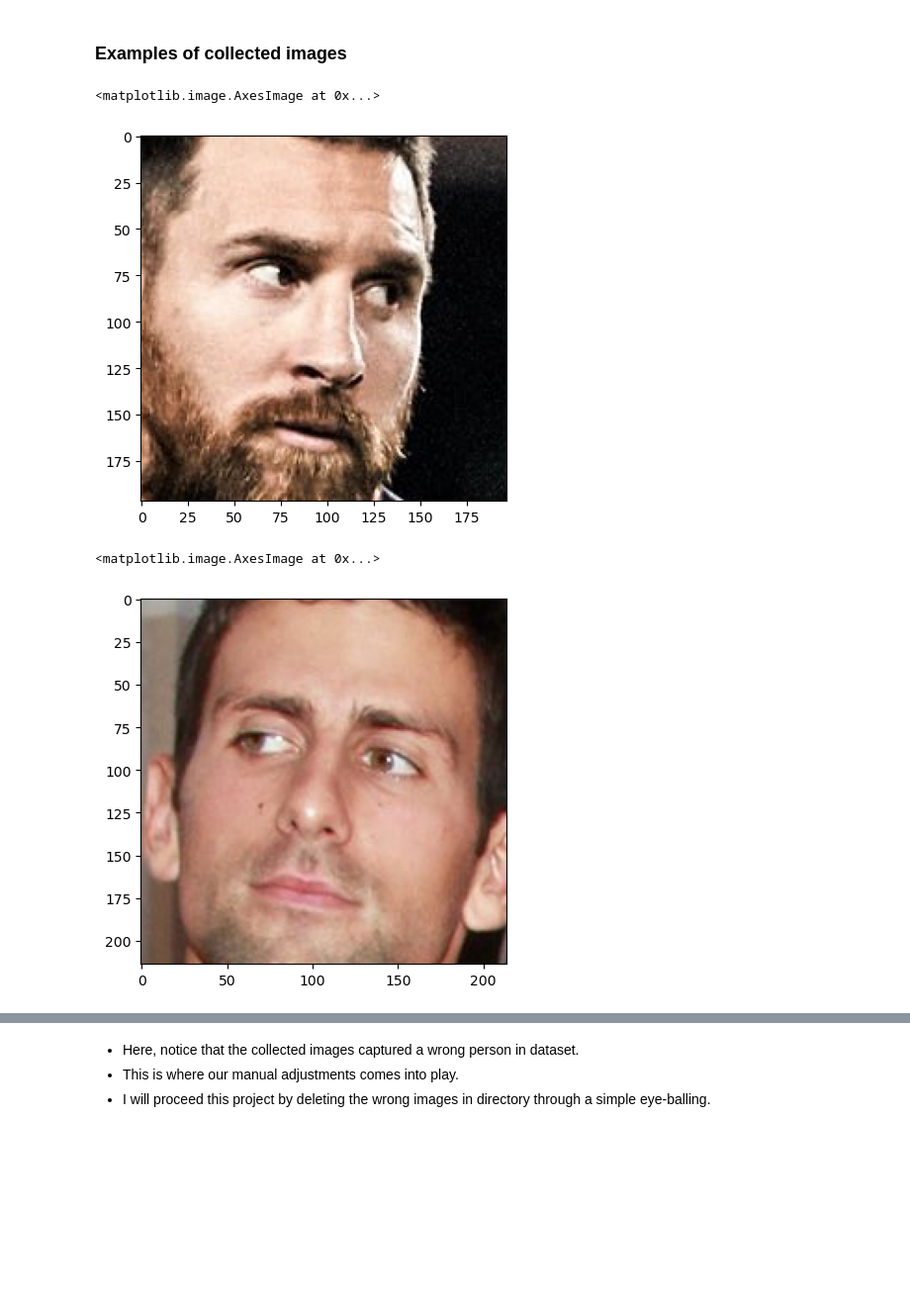
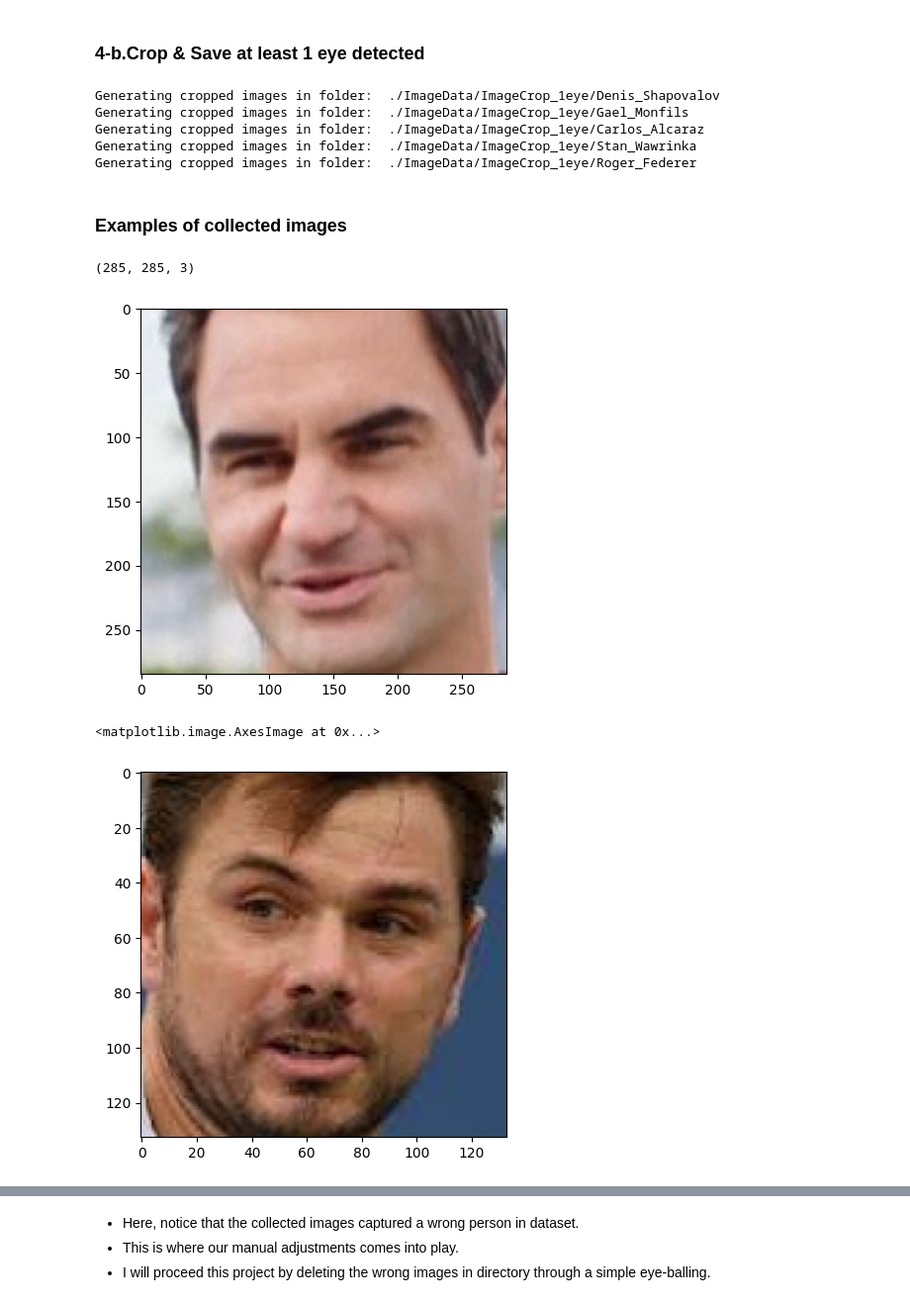
Before and after one commit to tlduf03/ATP_Player_Classification, a Jupyter notebook: model/athletes_classifier_model.ipynb, the cells around one changed output, grey strips where cells are left out. Shown at 99% size. Cells and saved outputs as stored; diff of their text form; code cells hidden in the pictures; blank space fills up the shorter version.

```diff
--- a/model/athletes_classifier_model.ipynb
+++ b/model/athletes_classifier_model.ipynb
@@ -8,4 +309,5 @@ import matplotlib.pyplot as plt
 # %%
-img = cv2.imread('./test_images/sharapova1.jpg')
+img = cv2.imread('./test_images/testing3.jpg')
+img = cv2.cvtColor(img, cv2.COLOR_BGR2RGB)
 img.shape
 # %% [output]
@@ -123,3 +454,7 @@ path_to_cr_data = './images_dataset/cropped/'
+# %%
+path_to_data = './ImageData/'
+path_to_cr_data = './ImageData/ImageCrop/'
+path_to_cr_data1 = './ImageData/ImageCrop_1eye/'
 # %%
 import os
 img_dirs=[]
@@ -138,5 +470,0 @@ for entry in os.scandir(path_to_data):
-# %%
-img_dirs
-img_dirs.remove('./images_dataset/.ipynb_checkpoints')
-img_dirs.remove('./images_dataset/cropped')
-img_dirs
@@ -157,18 +493,20 @@ os.makedirs(path_to_cr_data)
 # %%
+#For both 2 eyes detected
 cropped_img_dirs=[]
 celebrity_file_name_dict = {}
 
 for img_dir in img_dirs:
-    count = 1
+    count = 0
     name = img_dir.split('/')[-1]
     celebrity_file_name_dict[name] = []
-#     print(name)
-#     print(img_dir)
+
     for entry in os.scandir(img_dir):
 #         print(entry.path)
         if 'DS' in entry.path:
             continue
         roi_color = get_cropped_image_if_2_eyes(entry.path)
+
+        #if valid image for 2 eyes
         if roi_color is not None:
             cropped_folder = path_to_cr_data + name
             if not os.path.exists(cropped_folder):
@@ -191,16 +529,53 @@ Generating cropped images in folder:  ./images_dataset/cropped/roger_federer
+# %% [markdown]
+### 4-b.Crop & Save at least 1 eye detected
+# %%
+#For at leats 1 eye detected
+cropped_img_1eye_dirs=[]
+celebrity_file_name_dict_1_eye = {}
+
+for img_dir in img_dirs:
+    count = 0
+    name = img_dir.split('/')[-1]
+    celebrity_file_name_dict_1_eye[name] = []
+
+    for entry in os.scandir(img_dir):
+        if 'DS' in entry.path:
+            continue
+        roi_color2 = get_cropped_image_if_1_eye(entry.path)
+
+        #if valid image for 2 eyes
+        if roi_color2 is not None:
+            cropped_folder1 = path_to_cr_data1 + name
+            if not os.path.exists(cropped_folder1):
+                os.makedirs(cropped_folder1)
+                cropped_img_1eye_dirs.append(cropped_folder1)
+                print("Generating cropped images in folder: ", cropped_folder1)
+
+            cropped_file_name = name+str(count)+'.png'
+            cropped_file_path = cropped_folder1+'/'+cropped_file_name
+
+            cv2.imwrite(cropped_file_path, roi_color2) #save the image
+            celebrity_file_name_dict_1_eye[name].append(cropped_file_path)
+            count+=1
+# %% [output]
+Generating cropped images in folder:  ./ImageData/ImageCrop_1eye/Denis_Shapovalov
+Generating cropped images in folder:  ./ImageData/ImageCrop_1eye/Gael_Monfils
+Generating cropped images in folder:  ./ImageData/ImageCrop_1eye/Carlos_Alcaraz
+Generating cropped images in folder:  ./ImageData/ImageCrop_1eye/Stan_Wawrinka
+Generating cropped images in folder:  ./ImageData/ImageCrop_1eye/Roger_Federer
 # %% [markdown]
 ### Examples of collected images
 # %%
-#Lionel messi example
-img1 = cv2.imread(celebrity_file_name_dict['lionel_messi'][0])
+#Roger_Federer example
+img1 = cv2.imread(celebrity_file_name_dict['Roger_Federer'][0])
 plt.imshow(cv2.cvtColor(img1, cv2.COLOR_BGR2RGB))
 # %% [output]
-<matplotlib.image.AxesImage at 0x...>
+(285, 285, 3)
-[figure, old version]
+[figure, new version]
 # %%
-#Sharapova example
-img1 = cv2.imread(celebrity_file_name_dict['maria_sharapova'][20])
-plt.imshow(cv2.cvtColor(img1, cv2.COLOR_BGR2RGB))
+#Stan Wawrinka example
+img2 = cv2.imread(celebrity_file_name_dict['Stan_Wawrinka'][10])
+plt.imshow(cv2.cvtColor(img2, cv2.COLOR_BGR2RGB))
 # %% [output]
 <matplotlib.image.AxesImage at 0x...>
-[figure, old version]
+[figure, new version]
```
Also changed, not shown: parts of 100 cells of this notebook, 3 other files.
